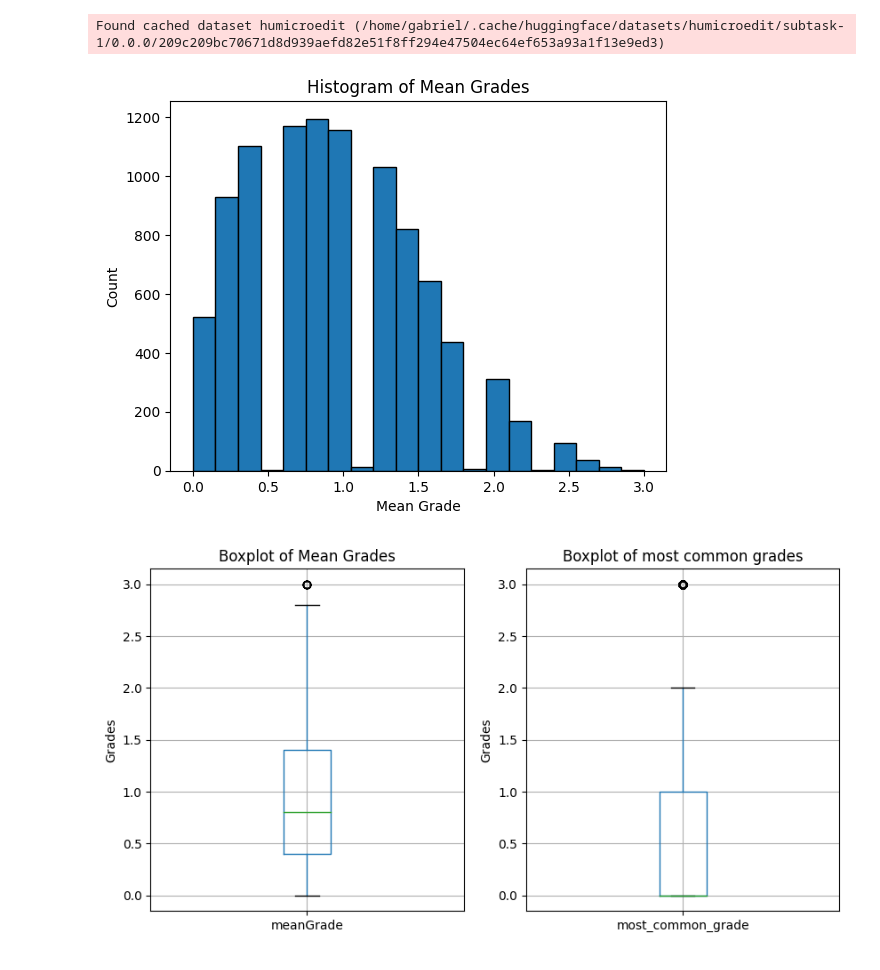
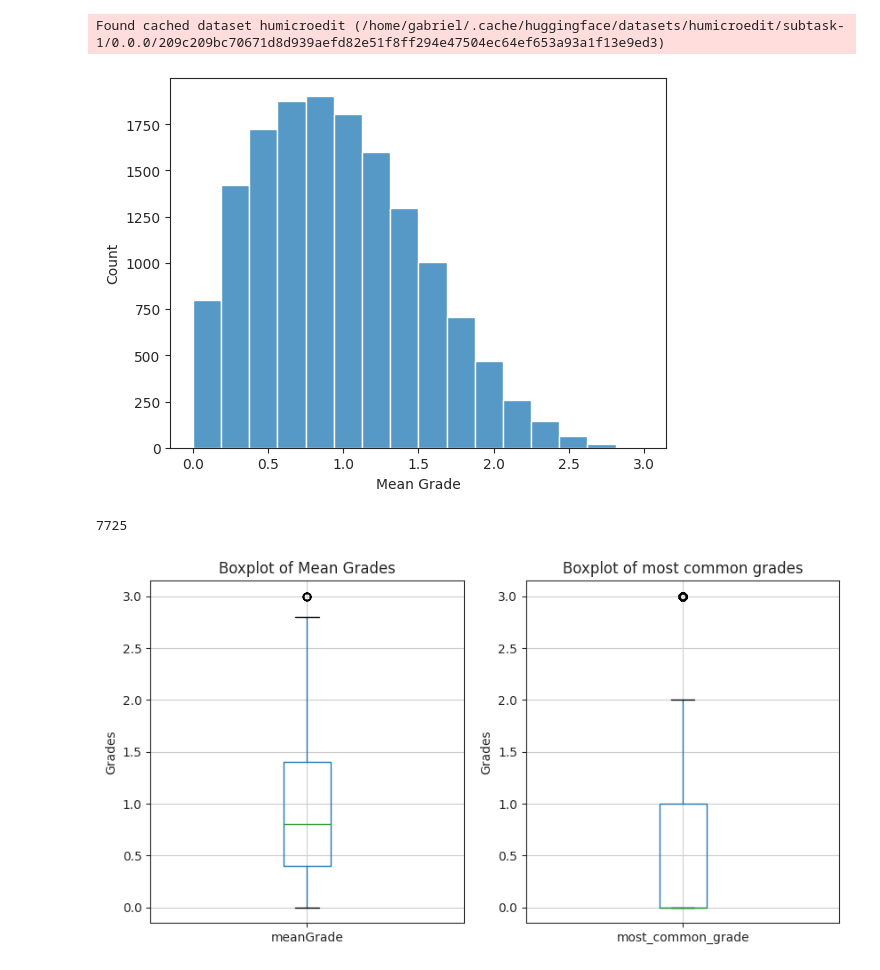
Before and after one commit to gabriel-marinkovic/tar-project, a Jupyter notebook: data_visualisation.ipynb, the cells around one changed output. Drawn from its saved outputs; the diff is of its cells as text; code cells hidden in the pictures.

```diff
--- a/data_visualisation.ipynb
+++ b/data_visualisation.ipynb
@@ -5,6 +5,7 @@ import matplotlib.pyplot as plt
 from scipy.stats import iqr
 from datasets import load_dataset
 import seaborn as sns
+sns.set_style("white")
 # %%
 from data import *
 train_df, val_df, test_df = make_base_dataset()
@@ -15,12 +14,18 @@ df = train_df
+# %%
+df = train_df
+combined_df = pd.concat([train_df, val_df, test_df])
 # %%
 # 1. Histogram of mean grades
-plt.hist(df['meanGrade'], bins=20, edgecolor='black')
-plt.title('Histogram of Mean Grades')
+sns.set_style("ticks")
+sns.histplot(combined_df['meanGrade'], palette="flare", bins=16, cumulative=False)
 plt.xlabel('Mean Grade')
 plt.ylabel('Count')
 plt.show()
+
+len(combined_df[combined_df['meanGrade'] <= 0.9])
 # %% [output]
-[figure, old version]
+[figure, new version]
+7725
 # %%
 # Flatten the grades data
 flat_data = df.explode('grades')
```
Also changed, not shown: parts of 15 cells of this notebook, 7 other files.
